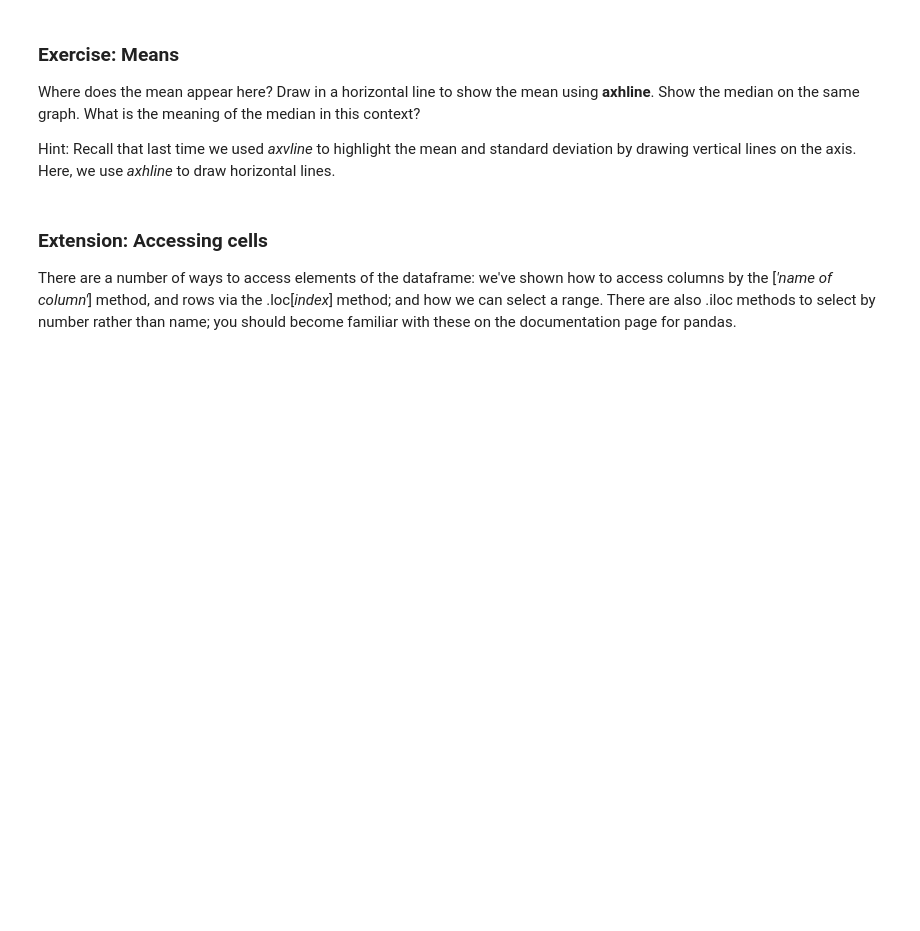
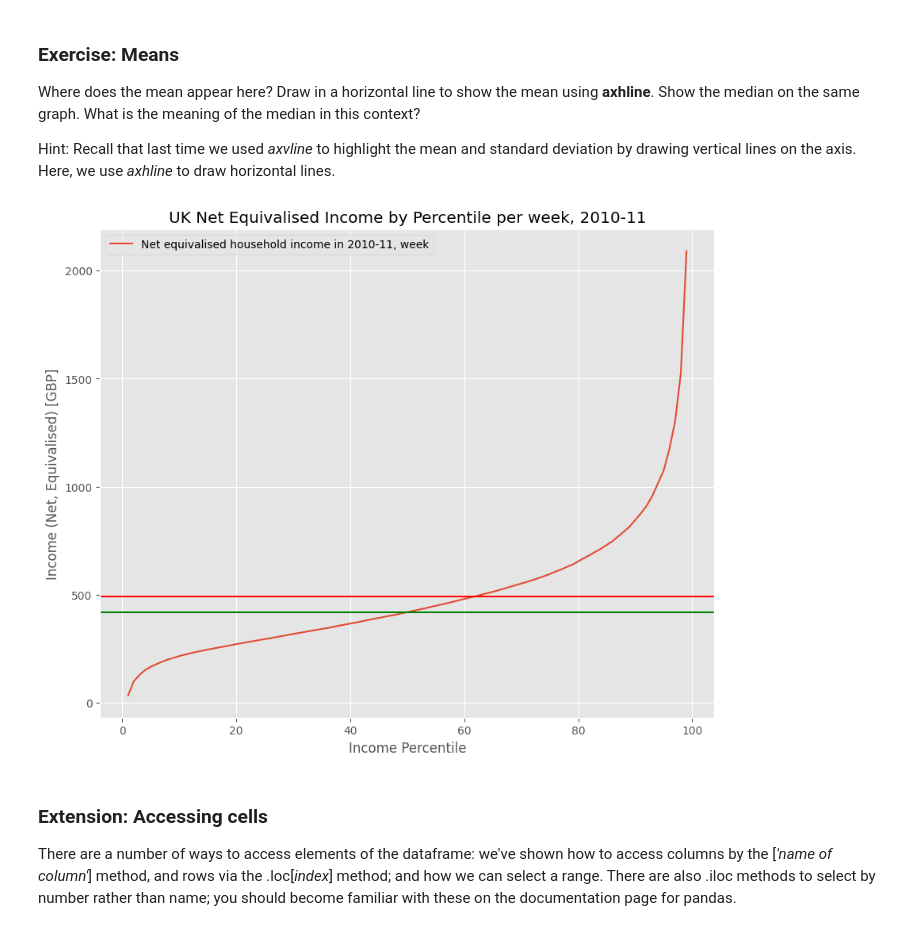
Before and after one commit to claire-tu314/QM2, a Jupyter notebook: notebooks/W02. Pandas.ipynb, the cells around one changed output. Drawn from its saved outputs; the diff is of its cells as text; code cells hidden in the pictures; blank space fills up the shorter version.

```diff
--- a/notebooks/W02. Pandas.ipynb
+++ b/notebooks/W02. Pandas.ipynb
@@ -207,6 +210,20 @@ We see a curve that is pretty linear in the middle region, but curves rapidly up
 Where does the mean appear here? Draw in a horizontal line to show the mean using **axhline**. Show the median on the same graph. What is the meaning of the median in this context?
 
 Hint: Recall that last time we used *axvline* to highlight the mean and standard deviation by drawing vertical lines on the axis. Here, we use *axhline* to draw horizontal lines.
+# %%
+income['Net equivalised household income in 2010-11, week'].plot()
+mean_income = income['Net equivalised household income in 2010-11, week'].mean()
+median_income = income['Net equivalised household income in 2010-11, week'].median()
+plt.axhline(y=mean_income, color='r', linestyle='-')
+plt.axhline(y=median_income, color='g', linestyle='-')
+plt.title('UK Net Equivalised Income by Percentile per week, 2010-11')
+plt.xlabel('Income Percentile')
+plt.ylabel('Income (Net, Equivalised) [GBP]')
+plt.legend()
+
+plt.show()
+# %% [output]
+[figure, added]
 # %% [markdown]
 ### Extension: Accessing cells
 
```
Also changed, not shown: parts of 10 cells of this notebook.
